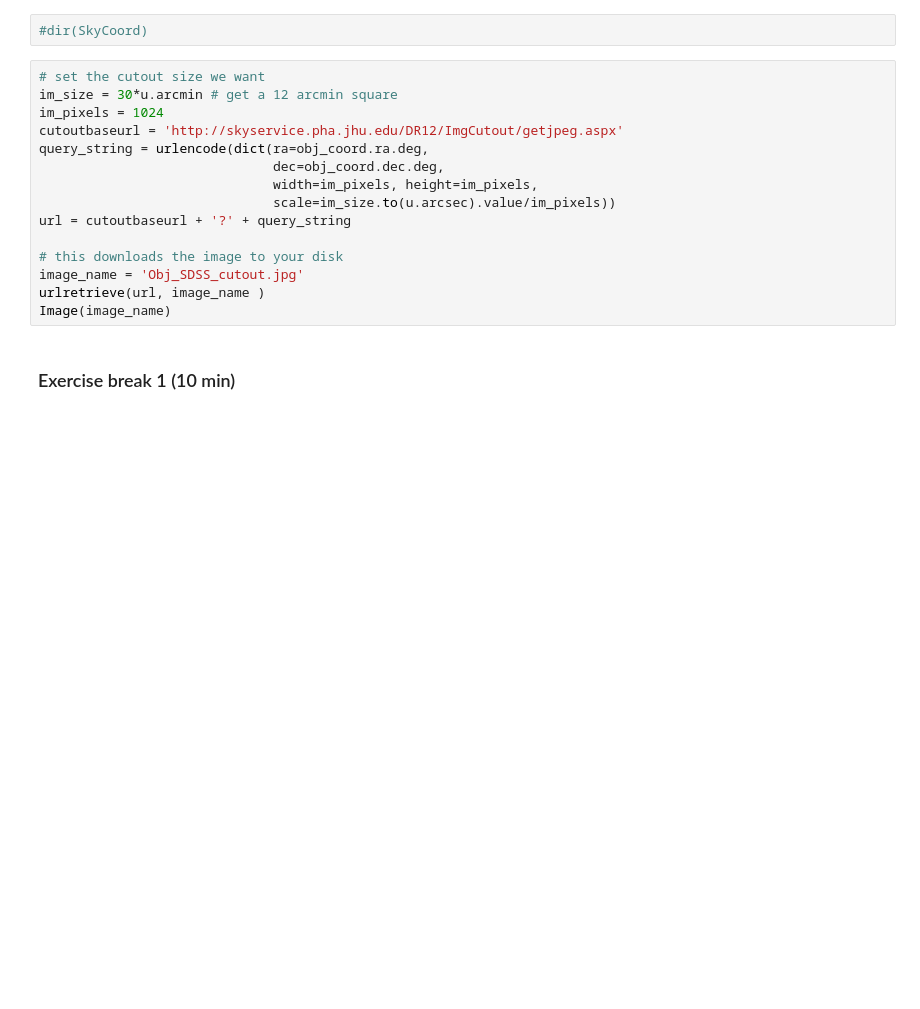
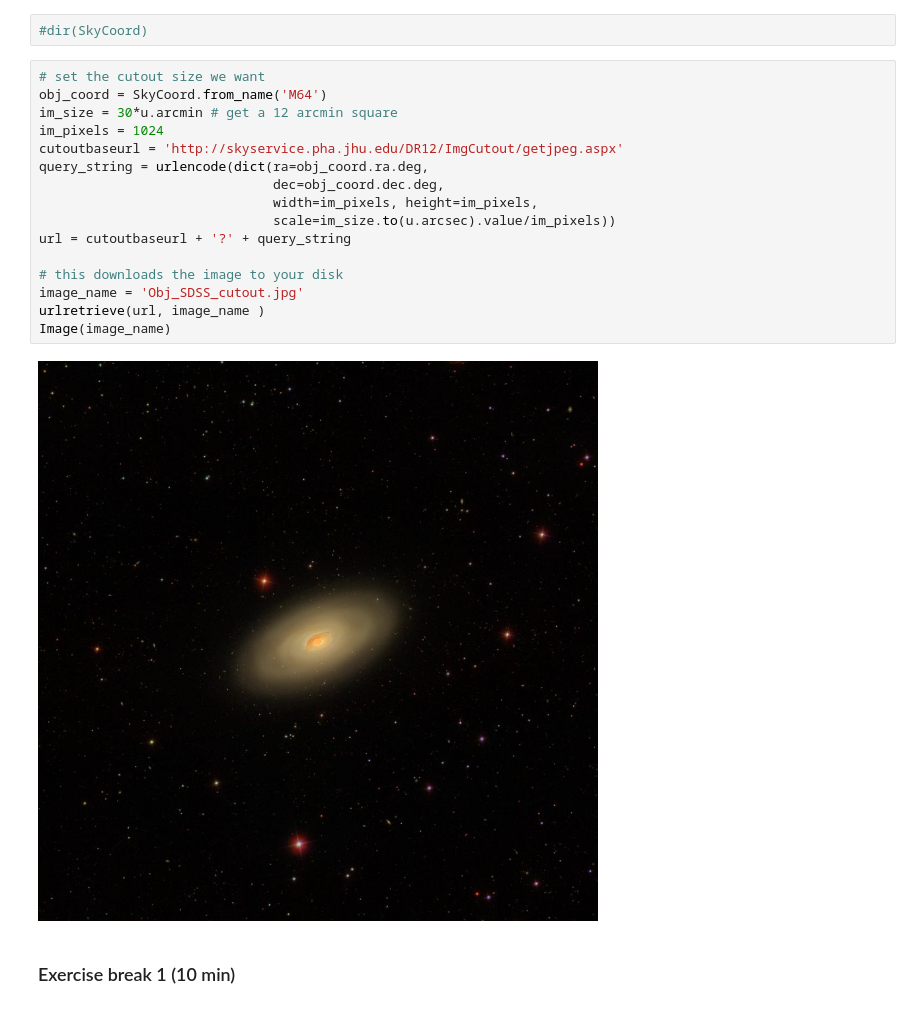
Before and after one commit to mlincett/astroparticle_tutorial, a Jupyter notebook: Intro_Python_Tutorial.ipynb, the cells around one changed output. Drawn from its saved outputs; the diff is of its cells as text; blank space fills up the shorter version.

```diff
--- a/Intro_Python_Tutorial.ipynb
+++ b/Intro_Python_Tutorial.ipynb
@@ -94,19 +101,22 @@ There are several methods for each class, and they can be explored with 'dir()':
 #dir(SkyCoord)
 # %%
 # set the cutout size we want
+obj_coord = SkyCoord.from_name('M64')
 im_size = 30*u.arcmin # get a 12 arcmin square
 im_pixels = 1024
 cutoutbaseurl = 'http://skyservice.pha.jhu.edu/DR12/ImgCutout/getjpeg.aspx'
 query_string = urlencode(dict(ra=obj_coord.ra.deg,
                               dec=obj_coord.dec.deg,
                               width=im_pixels, height=im_pixels,
                               scale=im_size.to(u.arcsec).value/im_pixels))
 url = cutoutbaseurl + '?' + query_string
 
 # this downloads the image to your disk
 image_name = 'Obj_SDSS_cutout.jpg'
 urlretrieve(url, image_name )
 Image(image_name)
+# %% [output]
+[figure, added]
 # %% [markdown]
 ### Exercise break 1 (10 min)
 # %% [markdown]
```
Also changed, not shown: parts of 22 cells of this notebook.
